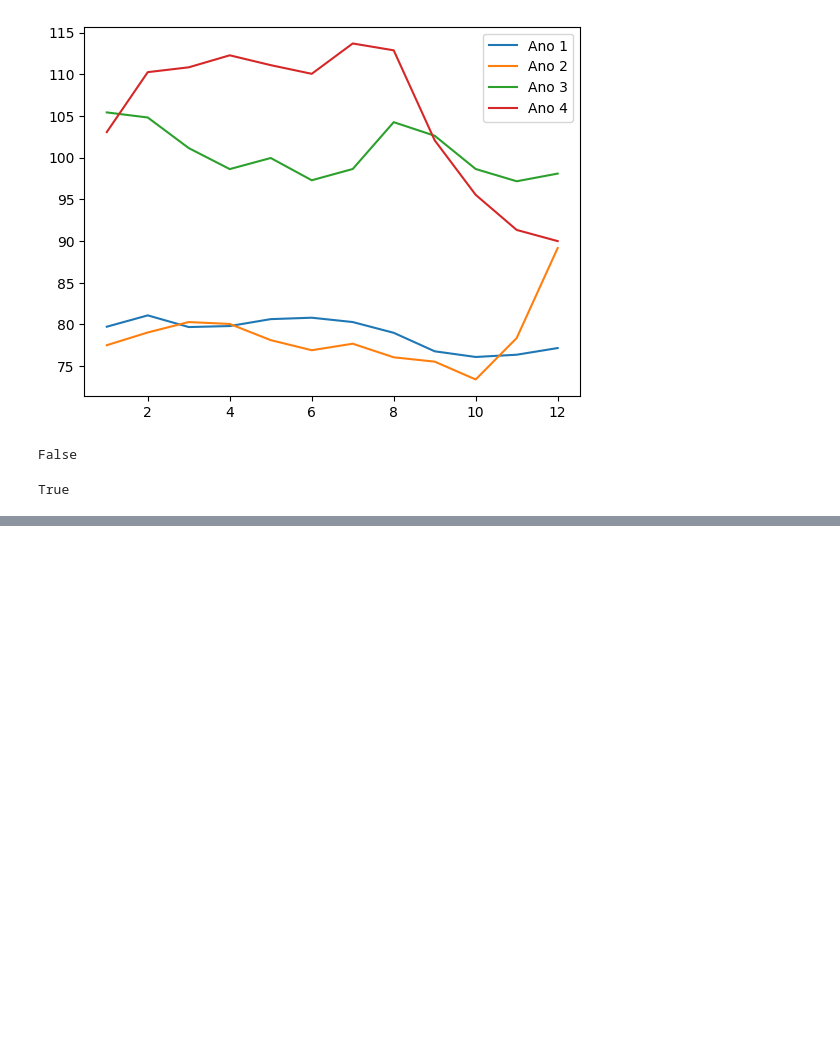
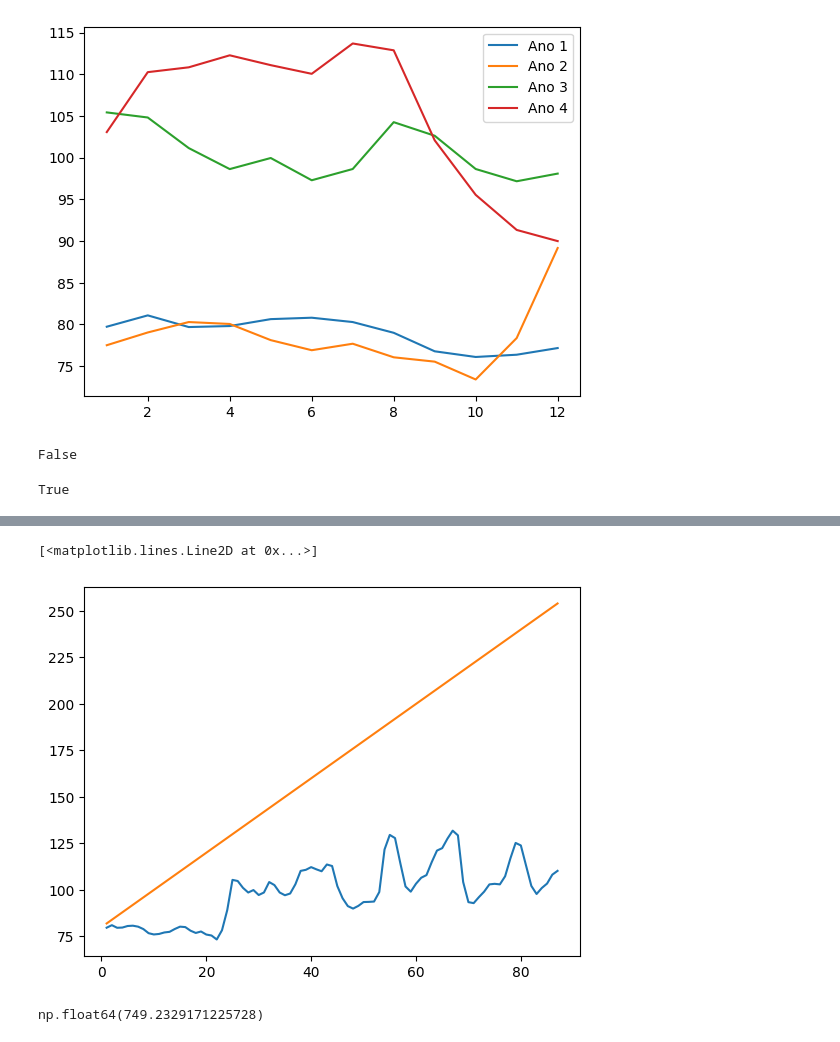
Before and after one commit to LKSFerreira/lifelong-learning, a Jupyter notebook: projetos-ia/python-data-science/numpy_analise_numeroca_eficiente.ipynb, the cells around one changed output, grey strips where cells are left out. Saved outputs shown, nothing was run; the diff lists cells and outputs as text; code cells hidden in the pictures; blank space fills up the shorter version.

```diff
--- a/projetos-ia/python-data-science/numpy_analise_numeroca_eficiente.ipynb
+++ b/projetos-ia/python-data-science/numpy_analise_numeroca_eficiente.ipynb
@@ -64,0 +187,29 @@ True
+# %%
+# Ajusta uma reta aos dados
+
+# y = ax+b, onde a é o coeficiente angular e b é o coeficiente linear
+
+x = datas
+y = 2 * x + 80
+
+plt.plot(datas, moscou)
+plt.plot(x, y)
+# %% [output]
+[<matplotlib.lines.Line2D at 0x...>]
+[figure, added]
+# %%
+# Precisamos normalizar a reta
+
+# Difereça entre os valores de y e preço
+(moscou-y)
+
+# Eleva ao quadrado para não ter valores negativos
+np.power(moscou-y, 2)
+
+# Soma todos os valores para que tenhamos um único valor
+np.sum(np.power(moscou-y, 2))
+
+# Por fim, extrairemos a raiz quadrada da soma
+np.sqrt(np.sum(np.power(moscou-y, 2)))
+# %% [output]
+np.float64(749.2329171225728)
```
Also changed, not shown: parts of 32 cells of this notebook, 3 other files.
